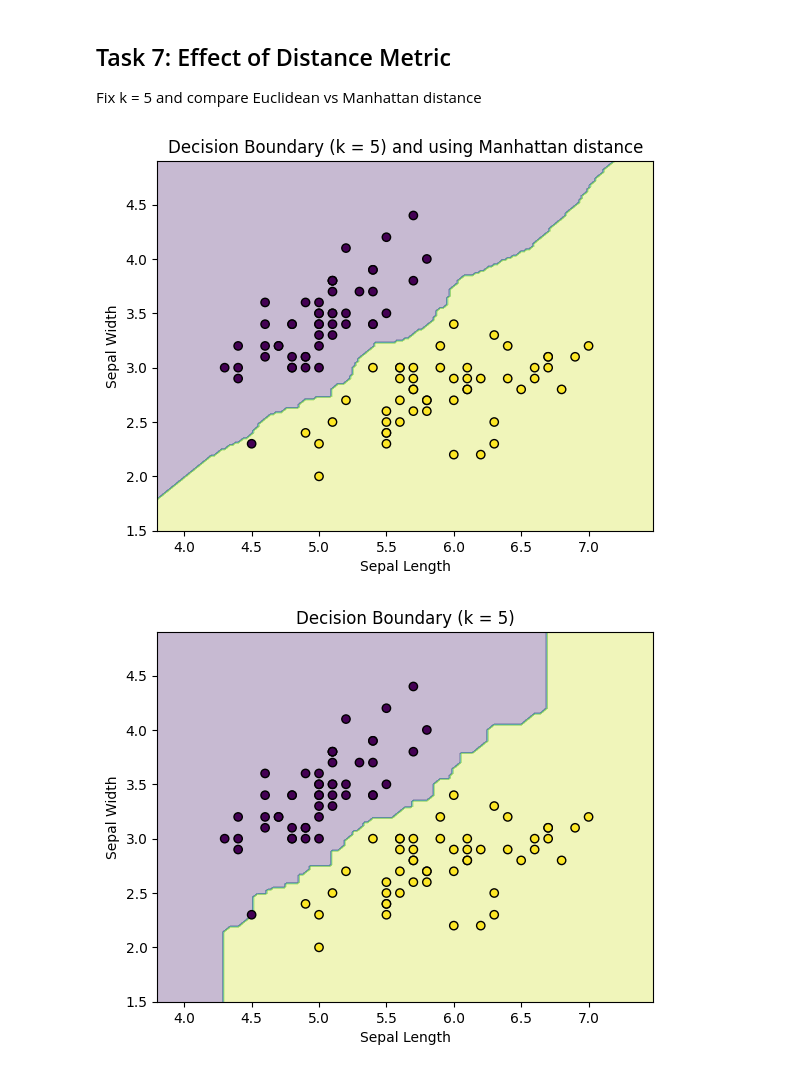
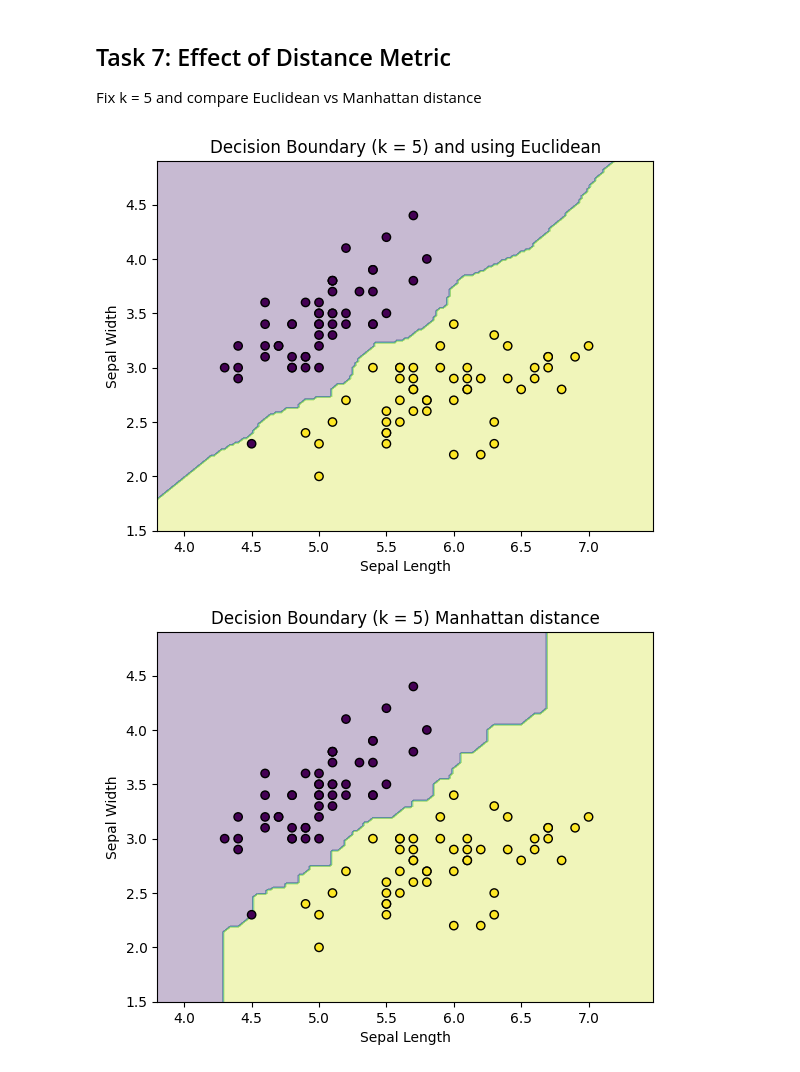
Before and after one commit to Asadullah2412/knn_innomatics, a Jupyter notebook: KNN_Iris_Decision_Boundary.ipynb, the cells around one changed output. Drawn from its saved outputs; the diff is of its cells as text; code cells hidden in the pictures.

```diff
--- a/KNN_Iris_Decision_Boundary.ipynb
+++ b/KNN_Iris_Decision_Boundary.ipynb
@@ -145,17 +145,17 @@ k = 5
 
 model = KNeighborsClassifier(n_neighbors=k, metric= 'euclidean') # Manhattan distance
 model.fit(X, y)
-plot_decision_boundary(model, X, y, title=f"Decision Boundary (k = {k}) and using Manhattan distance")
+plot_decision_boundary(model, X, y, title=f"Decision Boundary (k = {k}) and using Euclidean")
 # %% [output]
-[figure, old version]
+[figure, new version]
 # %%
 k = 5
 
 model = KNeighborsClassifier(n_neighbors=k, metric='manhattan') #
 model.fit(X, y)
-plot_decision_boundary(model, X, y, title=f"Decision Boundary (k = {k})")
+plot_decision_boundary(model, X, y, title=f"Decision Boundary (k = {k}) Manhattan distance")
 # %% [output]
-[figure, old version]
+[figure, new version]
 # %% [markdown]
 
 ## Task 8: Observations (Answer in Markdown)
```
Also changed, not shown: parts of 1 cell of this notebook.
